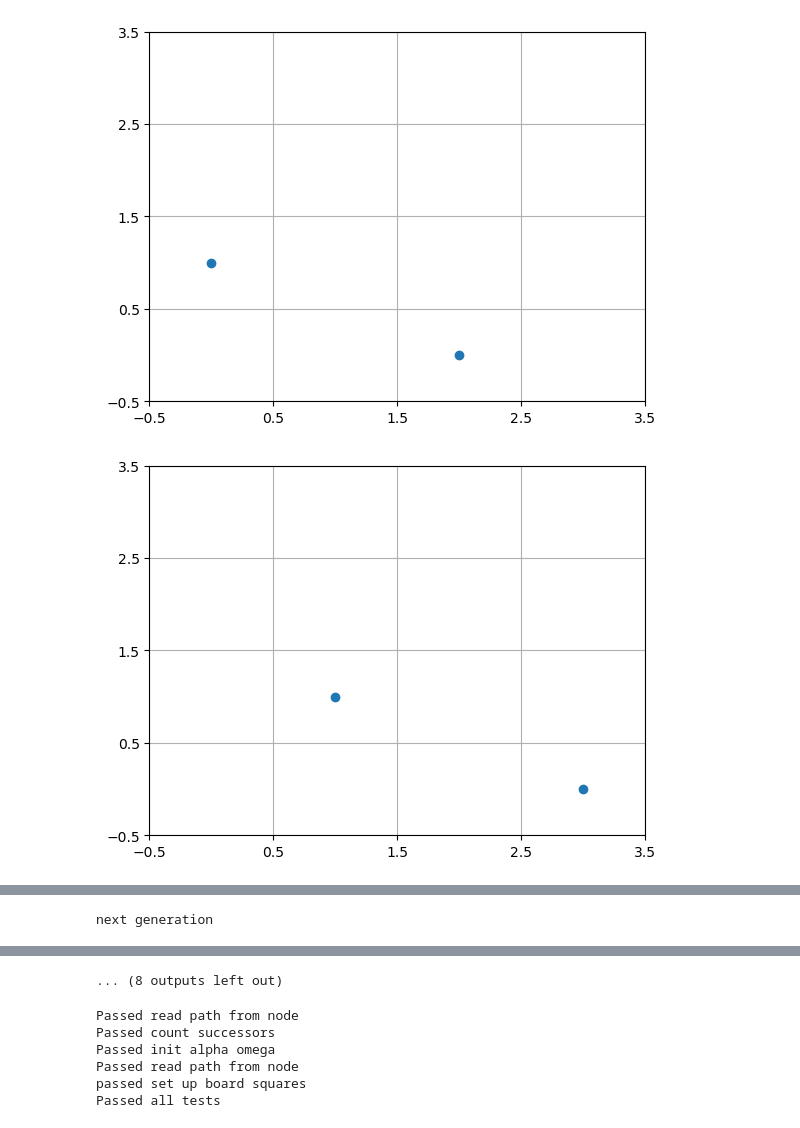
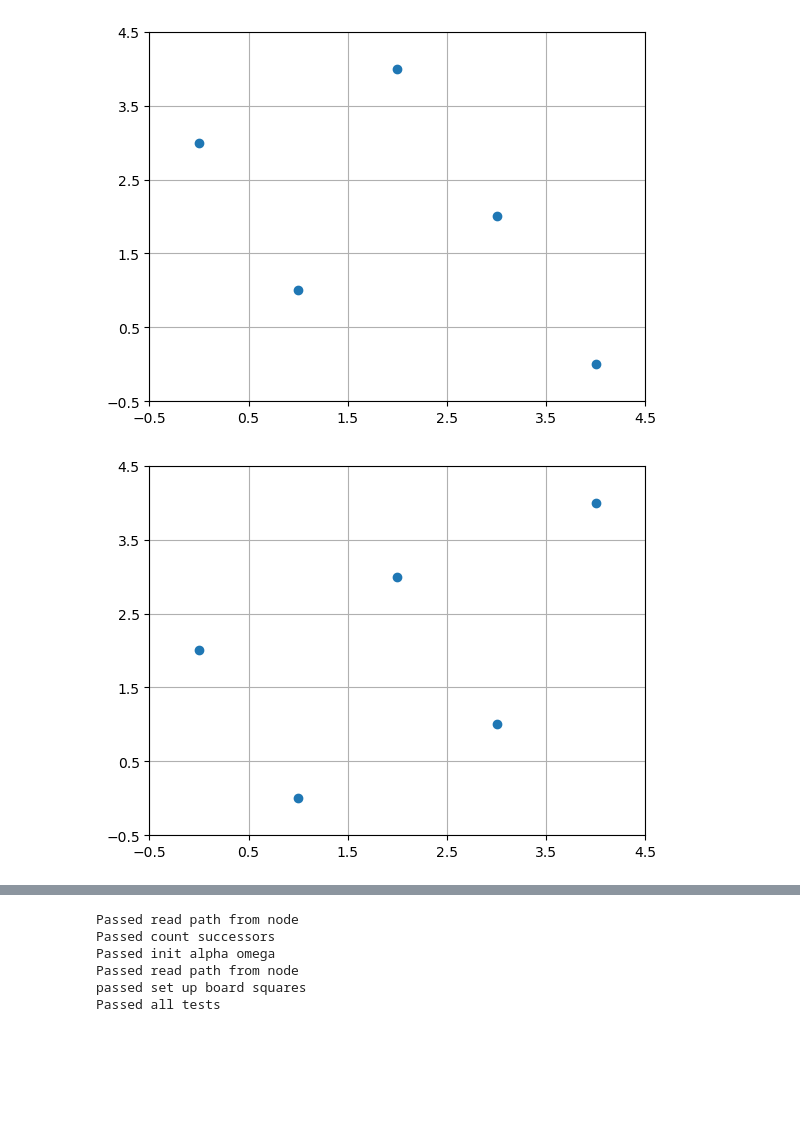
Before and after one commit to keithreid-sfw/NQLL_flawed, a Jupyter notebook: NQLL_0.6.ipynb, the cells around one changed output, grey strips where cells are left out. Drawn from its saved outputs; the diff is of its cells as text; code cells hidden in the pictures; blank space fills up the shorter version.

```diff
--- a/NQLL_0.6.ipynb
+++ b/NQLL_0.6.ipynb
@@ -23,7 +23,7 @@ class Node:
         self.flavour    = flavour
 
 def get_n():
-    n                   = 4
+    n                   = 5
     return n
 
 def get_config():
@@ -139,67 +139,75 @@ if __name__=="__main__":
     # so to recap we now have n=config.n trees
     # each tree starts with base which is like alpha, then a first-row Q, then omega
 
-    next_generation = set()
-
     for this_base in trees:
-        print("new base")
         dyad            = init_dyad()
         board_squares   = set_up_board_squares(dyad)
         this_index      = this_base
         while this_index.flavour != 'O':
             this_index = this_index.succ
-            print("this index flavour: ", this_index.flavour)
         this_index = this_index.prev
-        print("this index flavour: ", this_index.flavour)
         successors = count_successors(this_base, this_index, board_squares)
         for this_successor in successors:
-            print("new successor")
             base                = Node(alpha.x, alpha.y, alpha.prev, alpha.succ, alpha.flavour)
             terminus            = Node(omega.x, omega.y, omega.prev, omega.succ, omega.flavour)
             this_successor.prev = this_index
             this_index.succ     = this_successor
             this_successor.succ = terminus
             terminus.prev       = this_successor
-            next_generation.add(this_base)
-
-    print("next pass of trees")
-    for this_tree in trees:
-        this_path = read_node_path(this_tree)
-        draw(this_path)
-
-    print("next generation")
-    for this_tree in next_generation:
-        this_path = read_node_path(this_tree)
-        draw(this_path)
+            trees.add(this_base)
 
     for this_base in trees:
-        print("new base")
         dyad            = init_dyad()
         board_squares   = set_up_board_squares(dyad)
         this_index      = this_base
         while this_index.flavour != 'O':
             this_index = this_index.succ
-            print("this index flavour: ", this_index.flavour)
         this_index = this_index.prev
-        print("this index flavour: ", this_index.flavour)
         successors = count_successors(this_base, this_index, board_squares)
         for this_successor in successors:
-            print("new successor")
             base                = Node(alpha.x, alpha.y, alpha.prev, alpha.succ, alpha.flavour)
             terminus            = Node(omega.x, omega.y, omega.prev, omega.succ, omega.flavour)
             this_successor.prev = this_index
             this_index.succ     = this_successor
             this_successor.succ = terminus
             terminus.prev       = this_successor
-            next_generation.add(this_base)
+            trees.add(this_base)
 
-    print("next pass of trees")
-    for this_tree in trees:
-        this_path = read_node_path(this_tree)
-        draw(this_path)
+    for this_base in trees:
+        dyad            = init_dyad()
+        board_squares   = set_up_board_squares(dyad)
+        this_index      = this_base
+        while this_index.flavour != 'O':
+            this_index = this_index.succ
+        this_index = this_index.prev
+        successors = count_successors(this_base, this_index, board_squares)
+        for this_successor in successors:
+            base                = Node(alpha.x, alpha.y, alpha.prev, alpha.succ, alpha.flavour)
+            terminus            = Node(omega.x, omega.y, omega.prev, omega.succ, omega.flavour)
+            this_successor.prev = this_index
+            this_index.succ     = this_successor
+            this_successor.succ = terminus
+            terminus.prev       = this_successor
+            trees.add(this_base)
 
-    print("next generation")
-    for this_tree in next_generation:
-        this_path = read_node_path(this_tree)
-        draw(this_path)
+    for this_base in trees:
+        dyad            = init_dyad()
+        board_squares   = set_up_board_squares(dyad)
+        this_index      = this_base
+        while this_index.flavour != 'O':
+            this_index = this_index.succ
+        this_index = this_index.prev
+        successors = count_successors(this_base, this_index, board_squares)
+        for this_successor in successors:
+            base                = Node(alpha.x, alpha.y, alpha.prev, alpha.succ, alpha.flavour)
+            terminus            = Node(omega.x, omega.y, omega.prev, omega.succ, omega.flavour)
+            this_successor.prev = this_index
+            this_index.succ     = this_successor
+            this_successor.succ = terminus
+            terminus.prev       = this_successor
+            trees.add(this_base)
+
+    for this_base in trees:
+        path = read_node_path(this_base)
+        draw(path)
 # %% [output]
@@ -223,2 +214,2 @@ next pass of trees
-[figure, old version]
+[figure, new version]
-[figure, old version]
+[figure, new version]
@@ -227 +217,0 @@ next pass of trees
-next generation
@@ -250,4 +219,3 @@ next pass of trees
-... (8 outputs left out)
 # %%
 def test_count_diagonal_intersections():
     coords  = [2,2]
```
Also changed, not shown: parts of 1 cell of this notebook.
